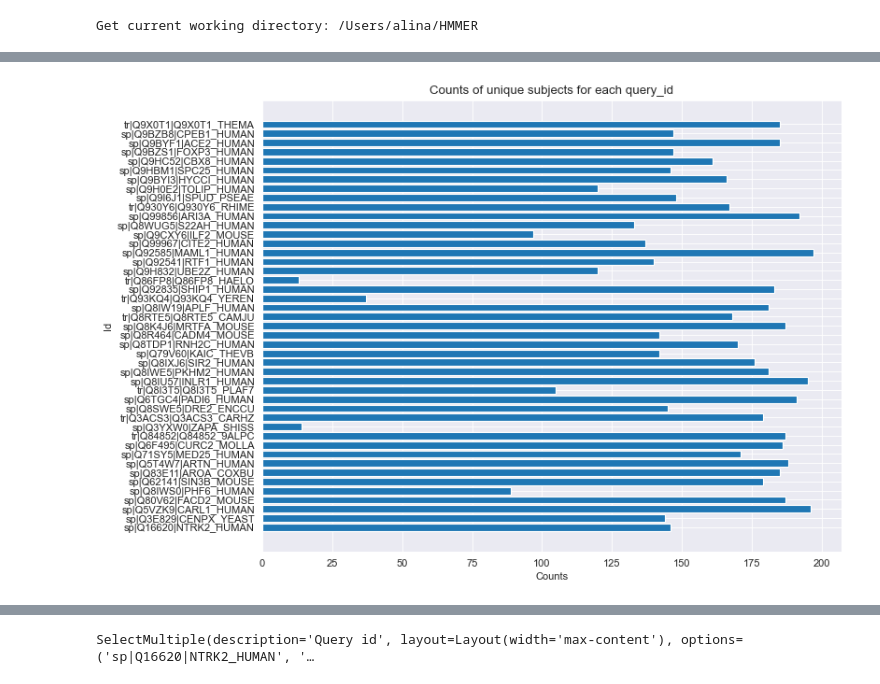
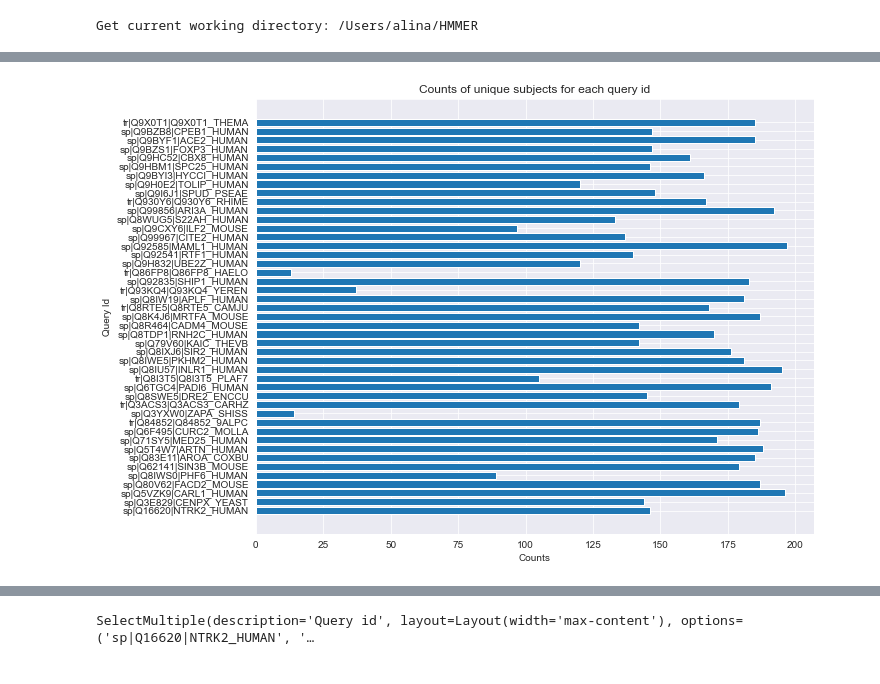
Before and after one commit to AlyaHarvelle/HMMER, a Jupyter notebook: MSA_1204.ipynb, the cells around one changed output, grey strips where cells are left out. Saved outputs shown, nothing was run; the diff lists cells and outputs as text; code cells hidden in the pictures.

```diff
--- a/MSA_1204.ipynb
+++ b/MSA_1204.ipynb
@@ -146,0 +101,7 @@ merged
+# %%
+# Calculate the counts of subject sequences for the query id
+grouped = df.groupby('query_id')['subject_seq'].nunique().reset_index(name='count')
+
+# Expand the df with a 'count' column
+df = pd.merge(df, grouped, on='query_id')
+df.head()
@@ -147,10 +115,10 @@ merged
 # %%
-# Create a bar plot with the hits for each query ID
-figure(figsize=(10, 8), dpi=80)
-plt.barh(merged['query_id'], merged['count'])
+# Count counts of subject sequences for each query id
+figure(figsize=(10, 8))
+plt.barh(df['query_id'], df['count'])
 plt.xlabel('Counts')
-plt.ylabel('Id')
-plt.title('Counts of unique subjects for each query_id')
+plt.ylabel('Query Id')
+plt.title('Counts of unique subjects for each query id')
 plt.show()
 # %% [output]
-[figure, old version]
+[figure, new version]
```
Also changed, not shown: parts of 13 cells of this notebook.
